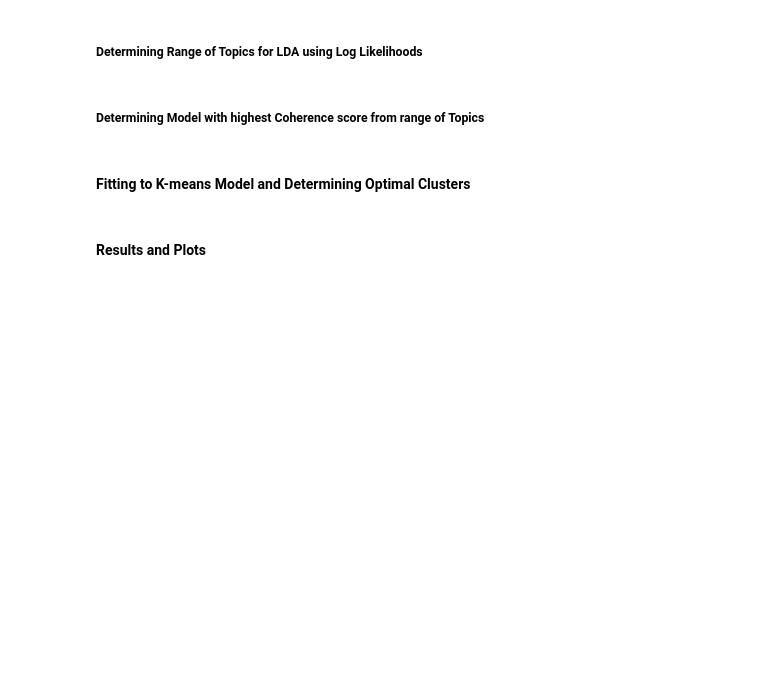
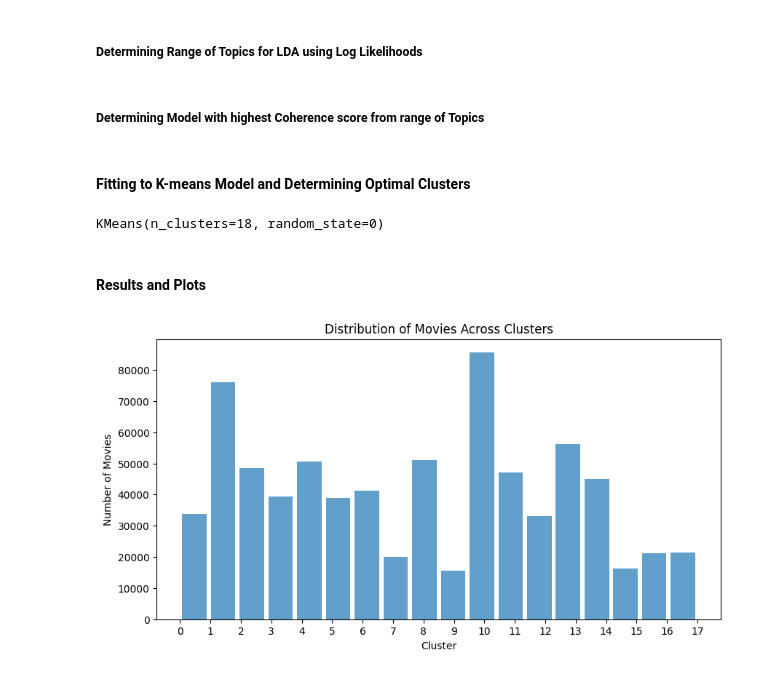
Before and after one commit to CS-180-Group-4/Movie-Recommendation-System, a Jupyter notebook: LDA_projnb.ipynb, the cells around one changed output. Cells and saved outputs as stored; diff of their text form; code cells hidden in the pictures; blank space fills up the shorter version.

Commit message:
please be the final model

```diff
--- a/LDA_projnb.ipynb
+++ b/LDA_projnb.ipynb
@@ -27,6 +27,7 @@ def remove_numbers_and_roman_numerals(text):
     roman_pattern = r'\bM{0,4}(CM|CD|D?C{0,3})(XC|XL|L?X{0,3})(IX|IV|V?I{0,3})\b'
     text = re.sub(number_pattern, '', text)
     text = re.sub(roman_pattern, '', text)
+    text = re.sub(r'[^\w\s]', '', text)
     return text
 
 def custom_tokenizer(text):
@@ -109,3 +105,16 @@ lda2d = convert_lda_output_to_matrix(lda_model, n_topics)
+# %%
+# Select the model with the highest coherence score
+
+def convert_lda_output_to_matrix(lda_output, num_topics):
+    matrix = np.zeros((len(lda_output), num_topics))
+    for i, doc in enumerate(lda_output):
+        for topic, prob in doc:
+            matrix[i, topic] = prob
+    return matrix
+
+lda_output = lda_model.get_document_topics(corpus, minimum_probability=0)
+
+lda2d = convert_lda_output_to_matrix(lda_output, n_topics)
 # %% [markdown]
 #### Fitting to K-means Model and Determining Optimal Clusters
 # %%
@@ -139,19 +148,23 @@ lda2d = convert_lda_output_to_matrix(lda_model, n_topics)
 optimal_clusters = 18
 kmeans_final = KMeans(n_clusters=optimal_clusters, random_state=0)
 kmeans_final.fit(lda2d)
+# %% [output]
+KMeans(n_clusters=18, random_state=0)
 # %% [markdown]
 #### Results and Plots
 # %%
 movies['cluster'] = kmeans_final.labels_
 
 # Plot clusters
 plt.figure(figsize=(10, 5))
-plt.hist(movies['Cluster'], bins=optimal_clusters, alpha=0.7, rwidth=0.85)
+plt.hist(movies['cluster'], bins=optimal_clusters, alpha=0.7, rwidth=0.85)
 plt.xlabel('Cluster')
 plt.ylabel('Number of Movies')
 plt.title('Distribution of Movies Across Clusters')
 plt.xticks(range(optimal_clusters))
 plt.show()
+# %% [output]
+[figure, added]
 # %%
 def print_top_words_and_movies_per_cluster(kmeans, feature_names, movies, top_x):
     for cluster in range(kmeans.n_clusters):
```
Also changed, not shown: parts of 3 cells of this notebook.
